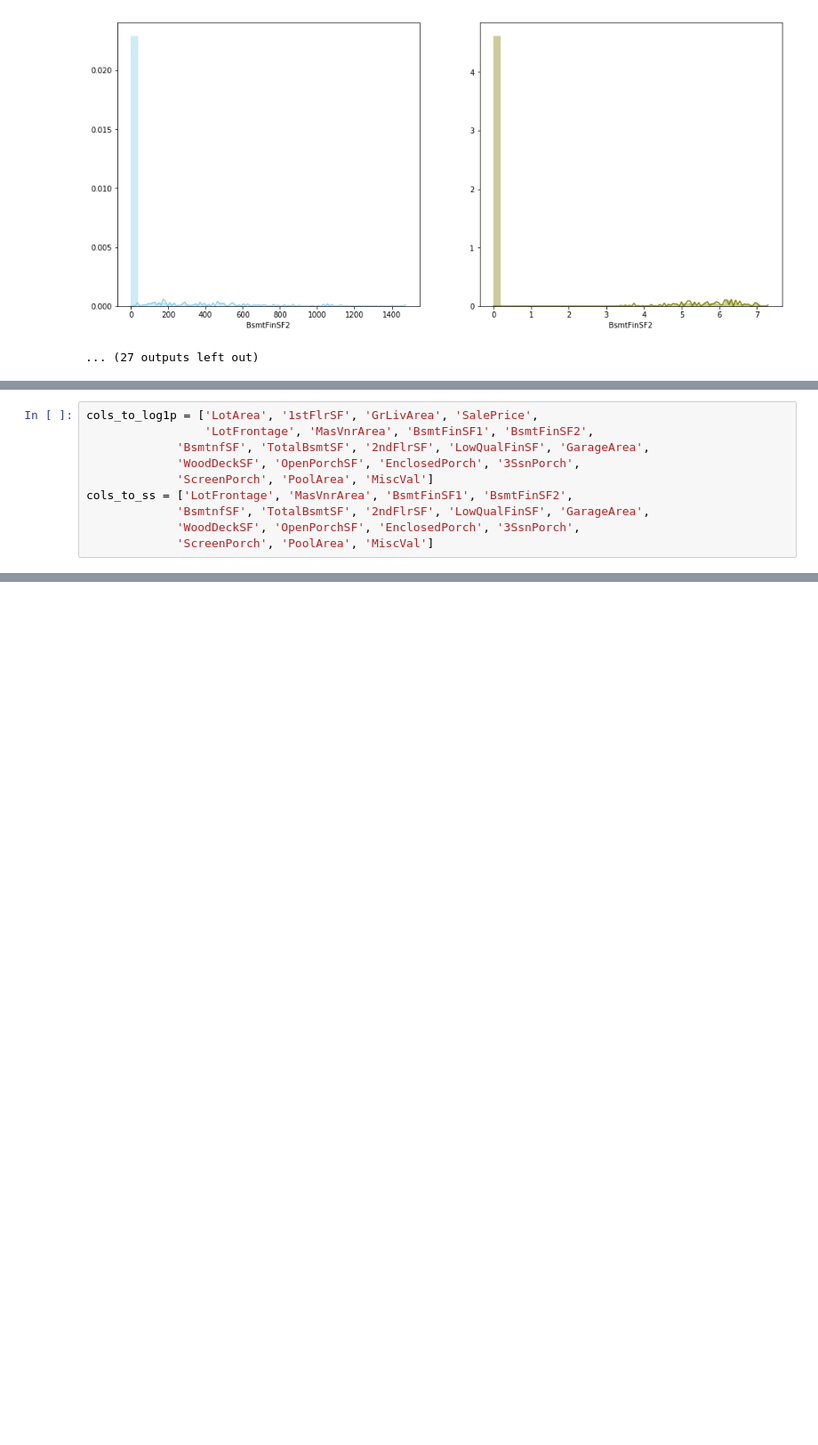
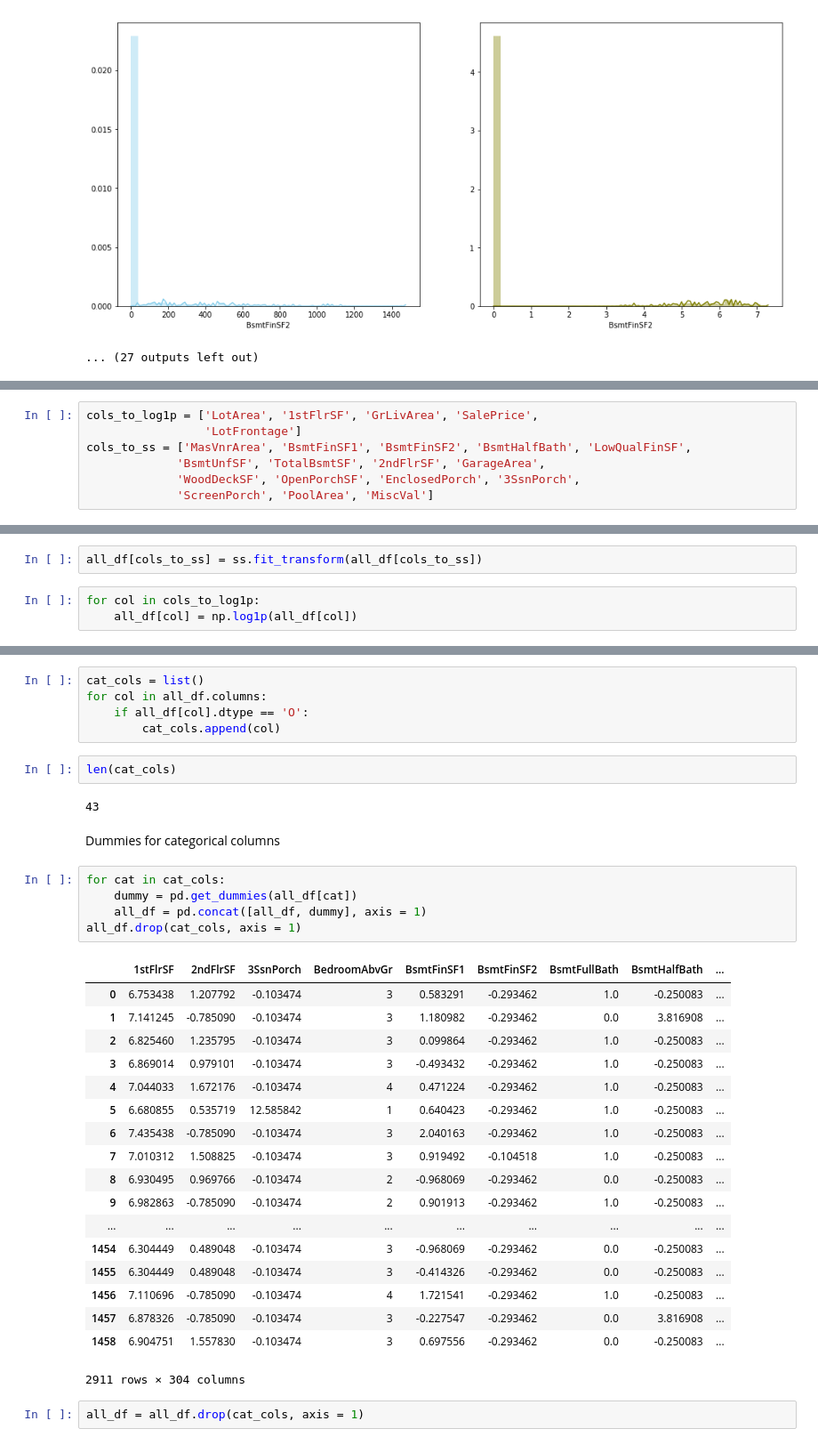
Before and after one commit to rodgomrod/House-Prices, a Jupyter notebook: processing_v2.ipynb, the cells around one changed output, grey strips where cells are left out. Shown at 89% size. Saved outputs shown, nothing was run; the diff lists cells and outputs as text; blank space fills up the shorter version.

Commit message:
numeric and dummies dataframe

```diff
--- a/processing_v2.ipynb
+++ b/processing_v2.ipynb
@@ -102,10 +128,7 @@ cant plot col GarageYrBlt
 # %%
 cols_to_log1p = ['LotArea', '1stFlrSF', 'GrLivArea', 'SalePrice',
-                 'LotFrontage', 'MasVnrArea', 'BsmtFinSF1', 'BsmtFinSF2',
-             'BsmtnfSF', 'TotalBsmtSF', '2ndFlrSF', 'LowQualFinSF', 'GarageArea',
+                 'LotFrontage']
+cols_to_ss = ['MasVnrArea', 'BsmtFinSF1', 'BsmtFinSF2', 'BsmtHalfBath', 'LowQualFinSF',
+             'BsmtUnfSF', 'TotalBsmtSF', '2ndFlrSF', 'GarageArea',
              'WoodDeckSF', 'OpenPorchSF', 'EnclosedPorch', '3SsnPorch',
              'ScreenPorch', 'PoolArea', 'MiscVal']
-cols_to_ss = ['LotFrontage', 'MasVnrArea', 'BsmtFinSF1', 'BsmtFinSF2',
-             'BsmtnfSF', 'TotalBsmtSF', '2ndFlrSF', 'LowQualFinSF', 'GarageArea',
-             'WoodDeckSF', 'OpenPorchSF', 'EnclosedPorch', '3SsnPorch',
-             'ScreenPorch', 'PoolArea', 'MiscVal']
@@ -111,0 +137,5 @@ cols_to_ss = ['LotFrontage', 'MasVnrArea', 'BsmtFinSF1', 'BsmtFinSF2',
+# %%
+all_df[cols_to_ss] = ss.fit_transform(all_df[cols_to_ss])
+# %%
+for col in cols_to_log1p:
+    all_df[col] = np.log1p(all_df[col])
@@ -112,3 +152,40 @@ cols_to_ss = ['LotFrontage', 'MasVnrArea', 'BsmtFinSF1', 'BsmtFinSF2',
+# %%
+cat_cols = list()
+for col in all_df.columns:
+    if all_df[col].dtype == 'O':
+        cat_cols.append(col)
+# %%
+len(cat_cols)
+# %% [output]
+43
+# %% [markdown]
+Dummies for categorical columns
+# %%
+for cat in cat_cols:
+    dummy = pd.get_dummies(all_df[cat])
+    all_df = pd.concat([all_df, dummy], axis = 1)
+all_df.drop(cat_cols, axis = 1)
+# %% [output]
+|  | 1stFlrSF | 2ndFlrSF | 3SsnPorch | BedroomAbvGr | BsmtFinSF1 | BsmtFinSF2 | BsmtFullBath | BsmtHalfBath | ... |
+| 0 | 6.753438 | 1.207792 | -0.103474 | 3 | 0.583291 | -0.293462 | 1.0 | -0.250083 | ... |
+| 1 | 7.141245 | -0.785090 | -0.103474 | 3 | 1.180982 | -0.293462 | 0.0 | 3.816908 | ... |
+| 2 | 6.825460 | 1.235795 | -0.103474 | 3 | 0.099864 | -0.293462 | 1.0 | -0.250083 | ... |
+| 3 | 6.869014 | 0.979101 | -0.103474 | 3 | -0.493432 | -0.293462 | 1.0 | -0.250083 | ... |
+| 4 | 7.044033 | 1.672176 | -0.103474 | 4 | 0.471224 | -0.293462 | 1.0 | -0.250083 | ... |
+| 5 | 6.680855 | 0.535719 | 12.585842 | 1 | 0.640423 | -0.293462 | 1.0 | -0.250083 | ... |
+| 6 | 7.435438 | -0.785090 | -0.103474 | 3 | 2.040163 | -0.293462 | 1.0 | -0.250083 | ... |
+| 7 | 7.010312 | 1.508825 | -0.103474 | 3 | 0.919492 | -0.104518 | 1.0 | -0.250083 | ... |
+| 8 | 6.930495 | 0.969766 | -0.103474 | 2 | -0.968069 | -0.293462 | 0.0 | -0.250083 | ... |
+| 9 | 6.982863 | -0.785090 | -0.103474 | 2 | 0.901913 | -0.293462 | 1.0 | -0.250083 | ... |
+| ... | ... | ... | ... | ... | ... | ... | ... | ... | ... |
+| 1454 | 6.304449 | 0.489048 | -0.103474 | 3 | -0.968069 | -0.293462 | 0.0 | -0.250083 | ... |
+| 1455 | 6.304449 | 0.489048 | -0.103474 | 3 | -0.414326 | -0.293462 | 0.0 | -0.250083 | ... |
+| 1456 | 7.110696 | -0.785090 | -0.103474 | 4 | 1.721541 | -0.293462 | 1.0 | -0.250083 | ... |
+| 1457 | 6.878326 | -0.785090 | -0.103474 | 3 | -0.227547 | -0.293462 | 0.0 | 3.816908 | ... |
+| 1458 | 6.904751 | 1.557830 | -0.103474 | 3 | 0.697556 | -0.293462 | 0.0 | -0.250083 | ... |
+2911 rows × 304 columns
+# %%
+all_df = all_df.drop(cat_cols, axis = 1)
 # %%
 all_df.shape
 # %% [output]
```
Also changed, not shown: parts of 24 cells of this notebook.
